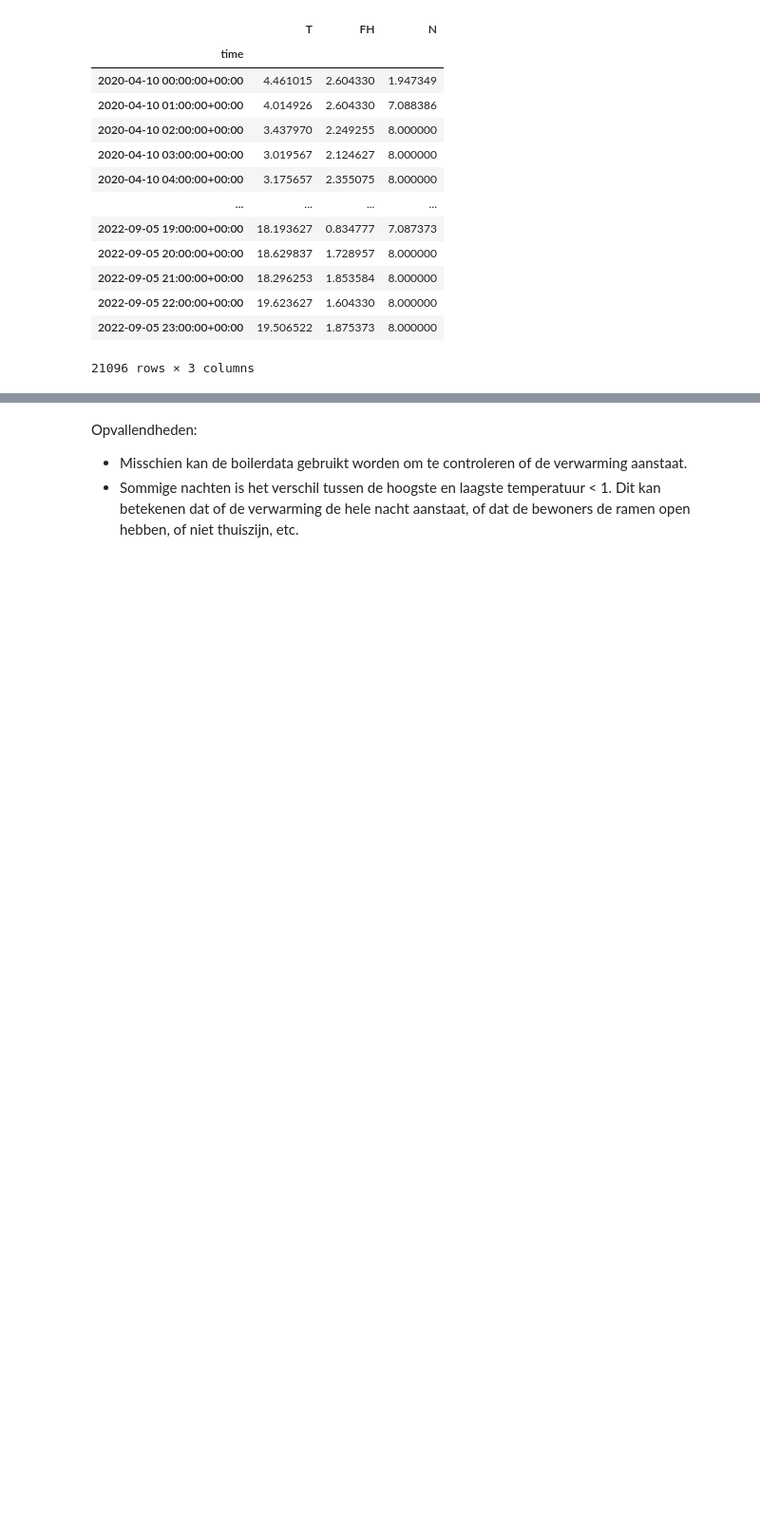
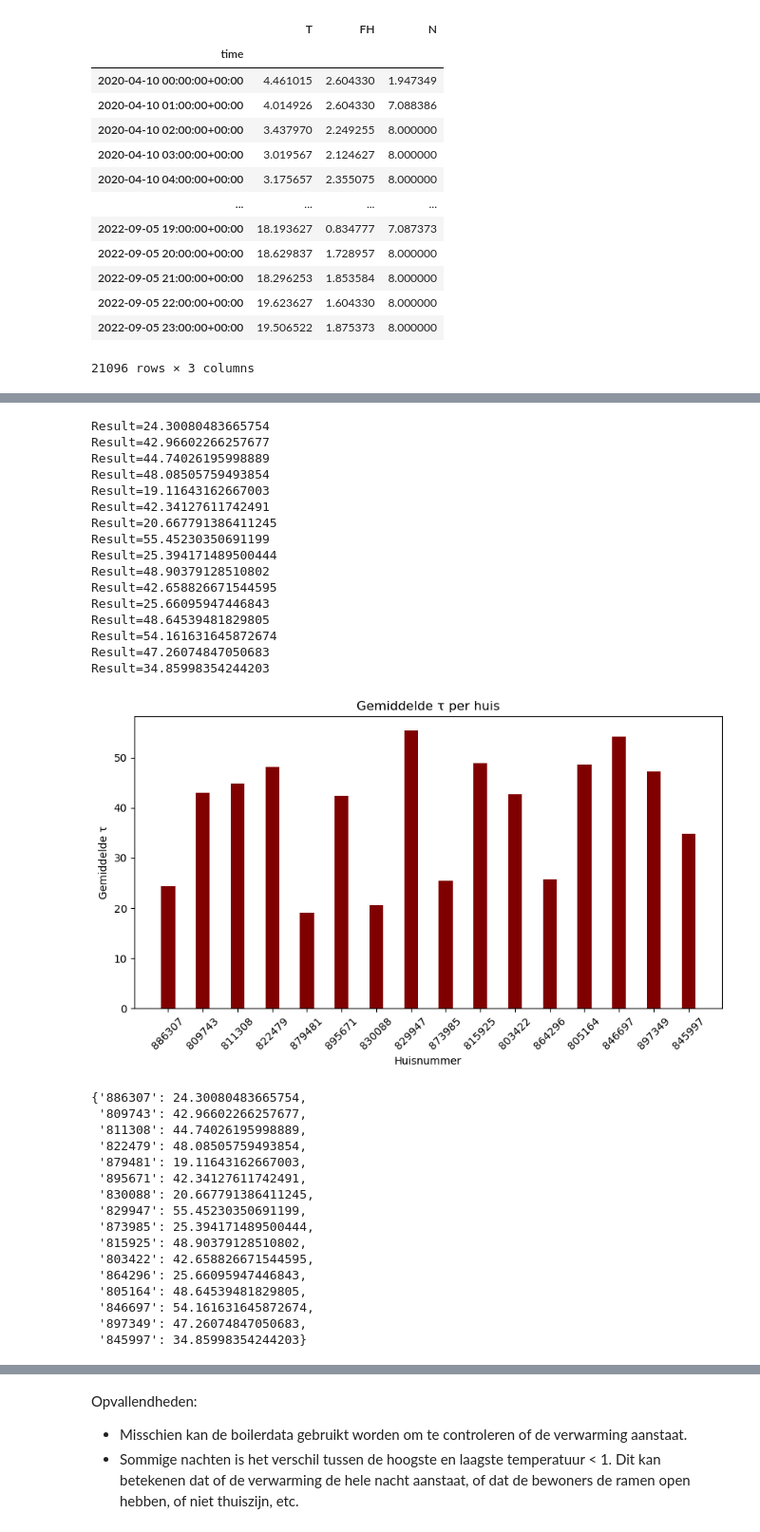
Before and after one commit to usadson/machine-learning, a Jupyter notebook: Thema 1/Themaopdracht/Opdracht.ipynb, the cells around one changed output, grey strips where cells are left out. Shown: that part at 95% size. Cells and saved outputs as stored; diff of their text form; code cells hidden in the pictures; blank space fills up the shorter version.

```diff
--- a/Thema 1/Themaopdracht/Opdracht.ipynb
+++ b/Thema 1/Themaopdracht/Opdracht.ipynb
@@ -353,0 +443,69 @@ plt.show()
+# %%
+# Hoeveel huizen hebben een tau van minder dan 2 uur?
+
+gemiddelde_tau = {}
+
+for house, nachten in resultaten.items():
+    if house == 839440 or house == 831062:
+        continue
+
+    result = sum(nachten.values()) / len(nachten.values())
+    if result < 1:
+        continue
+
+    gemiddelde_tau[f'{house}'] = result
+
+houses = list(gemiddelde_tau.keys())
+values = list(gemiddelde_tau.values())
+
+plt.clf()
+plt.cla()
+plt.close()
+
+fig = plt.figure(figsize = (10, 5))
+
+# # creating the bar plot
+plt.bar(houses, values, color ='maroon',
+        width = 0.4)
+
+plt.xticks(rotation=45)
+plt.xlabel("Huisnummer")
+plt.ylabel("Gemiddelde τ")
+plt.title("Gemiddelde τ per huis")
+plt.show()
+
+gemiddelde_tau
+# %% [output]
+Result=24.30080483665754
+Result=42.96602266257677
+Result=44.74026195998889
+Result=48.08505759493854
+Result=19.11643162667003
+Result=42.34127611742491
+Result=20.667791386411245
+Result=55.45230350691199
+Result=25.394171489500444
+Result=48.90379128510802
+Result=42.658826671544595
+Result=25.66095947446843
+Result=48.64539481829805
+Result=54.161631645872674
+Result=47.26074847050683
+Result=34.85998354244203
+[figure, added]
+{'886307': 24.30080483665754,
+ '809743': 42.96602266257677,
+ '811308': 44.74026195998889,
+ '822479': 48.08505759493854,
+ '879481': 19.11643162667003,
+ '895671': 42.34127611742491,
+ '830088': 20.667791386411245,
+ '829947': 55.45230350691199,
+ '873985': 25.394171489500444,
+ '815925': 48.90379128510802,
+ '803422': 42.658826671544595,
+ '864296': 25.66095947446843,
+ '805164': 48.64539481829805,
+ '846697': 54.161631645872674,
+ '897349': 47.26074847050683,
+ '845997': 34.85998354244203}
```
Also changed, not shown: parts of 48 cells of this notebook, 1 other file.
